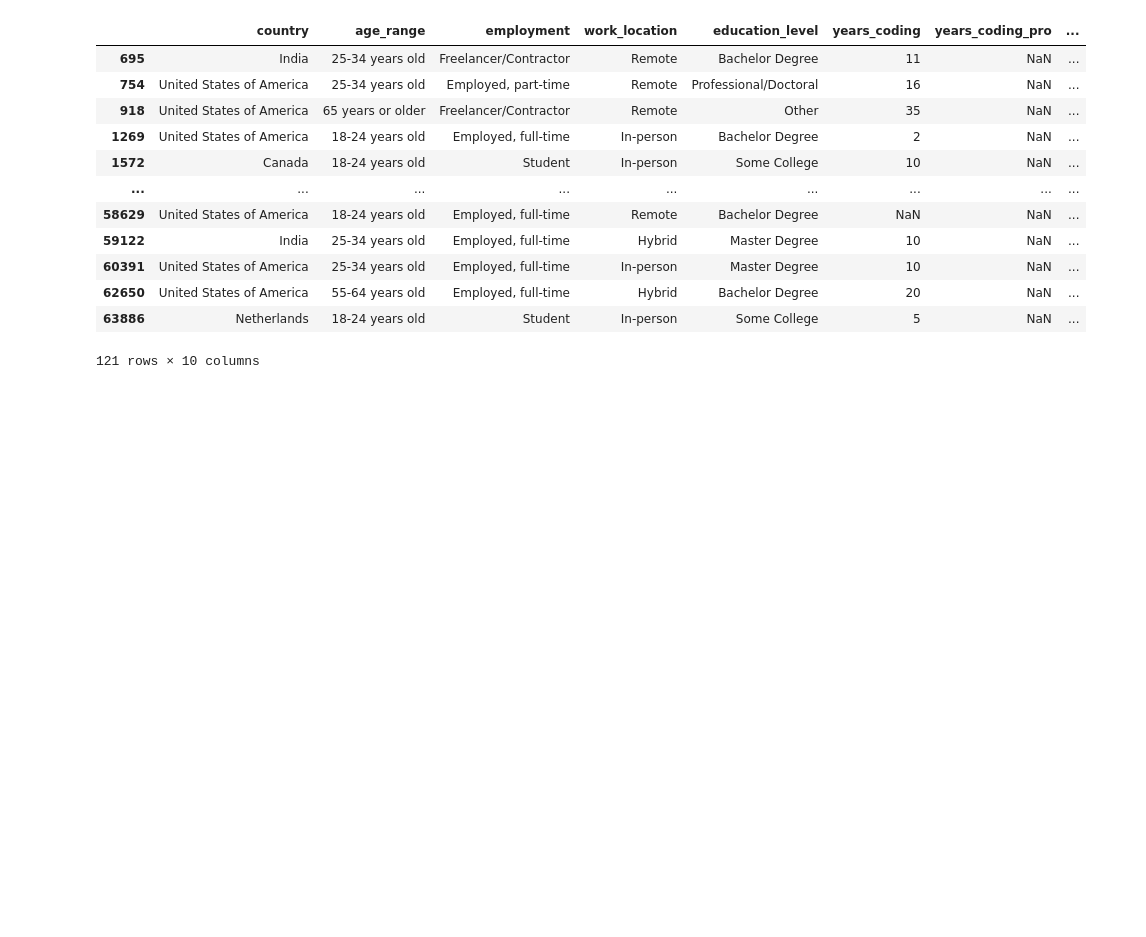
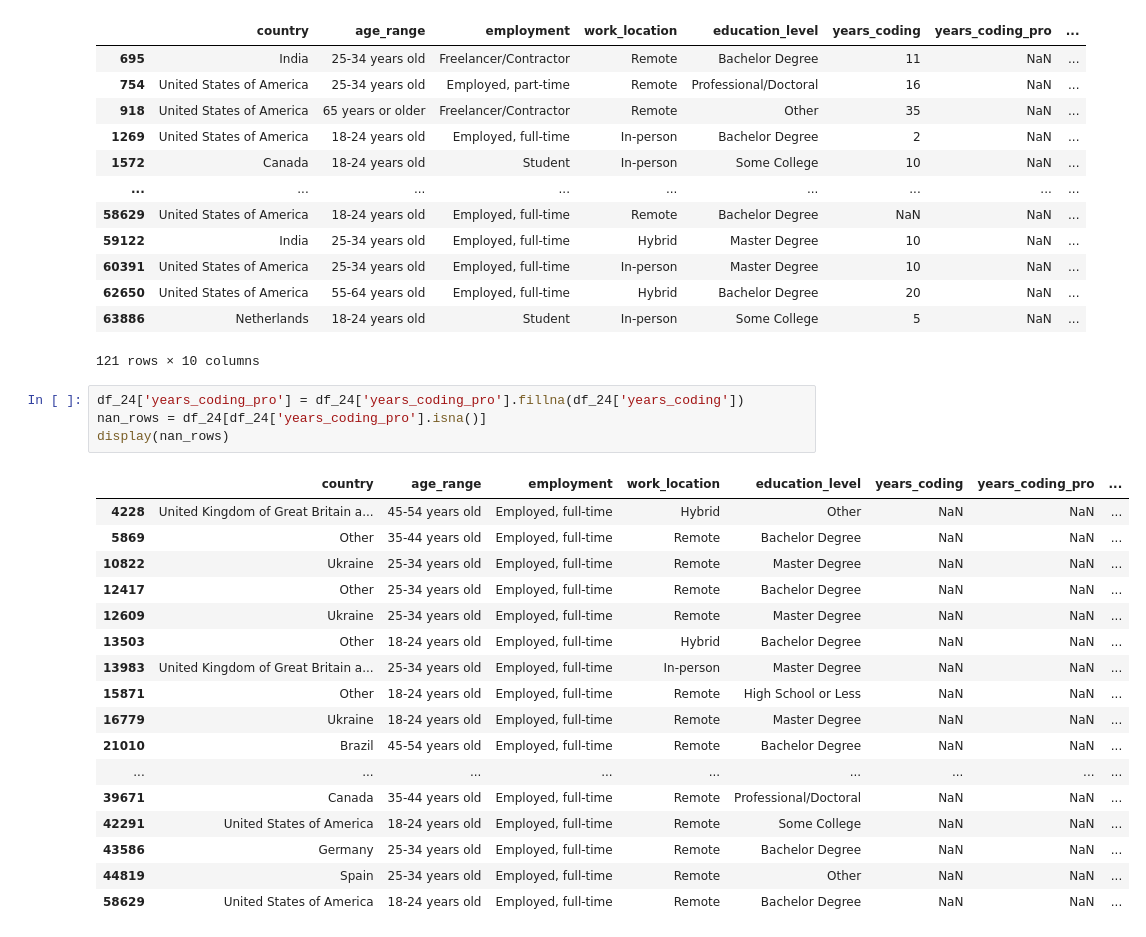
Before and after one commit to philippe2023/salary-predictor-ml, a Jupyter notebook: notebooks/workbook_1.ipynb, the cells around one changed output. Cells and saved outputs as stored; diff of their text form; blank space fills up the shorter version.

```diff
--- a/notebooks/workbook_1.ipynb
+++ b/notebooks/workbook_1.ipynb
@@ -493,3 +490,25 @@ display(nan_rows)
 | 62650 | United States of America | 55-64 years old | Employed, full-time | Hybrid | Bachelor Degree | 20 | NaN | ... |
 | 63886 | Netherlands | 18-24 years old | Student | In-person | Some College | 5 | NaN | ... |
 121 rows × 10 columns
+# %%
+df_24['years_coding_pro'] = df_24['years_coding_pro'].fillna(df_24['years_coding'])
+nan_rows = df_24[df_24['years_coding_pro'].isna()]
+display(nan_rows)
+# %% [output]
+|  | country | age_range | employment | work_location | education_level | years_coding | years_coding_pro | ... |
+| 4228 | United Kingdom of Great Britain a... | 45-54 years old | Employed, full-time | Hybrid | Other | NaN | NaN | ... |
+| 5869 | Other | 35-44 years old | Employed, full-time | Remote | Bachelor Degree | NaN | NaN | ... |
+| 10822 | Ukraine | 25-34 years old | Employed, full-time | Remote | Master Degree | NaN | NaN | ... |
+| 12417 | Other | 25-34 years old | Employed, full-time | Remote | Bachelor Degree | NaN | NaN | ... |
+| 12609 | Ukraine | 25-34 years old | Employed, full-time | Remote | Master Degree | NaN | NaN | ... |
+| 13503 | Other | 18-24 years old | Employed, full-time | Hybrid | Bachelor Degree | NaN | NaN | ... |
+| 13983 | United Kingdom of Great Britain a... | 25-34 years old | Employed, full-time | In-person | Master Degree | NaN | NaN | ... |
+| 15871 | Other | 18-24 years old | Employed, full-time | Remote | High School or Less | NaN | NaN | ... |
+| 16779 | Ukraine | 18-24 years old | Employed, full-time | Remote | Master Degree | NaN | NaN | ... |
+| 21010 | Brazil | 45-54 years old | Employed, full-time | Remote | Bachelor Degree | NaN | NaN | ... |
+| ... | ... | ... | ... | ... | ... | ... | ... | ... |
+| 39671 | Canada | 35-44 years old | Employed, full-time | Remote | Professional/Doctoral | NaN | NaN | ... |
+| 42291 | United States of America | 18-24 years old | Employed, full-time | Remote | Some College | NaN | NaN | ... |
+| 43586 | Germany | 25-34 years old | Employed, full-time | Remote | Bachelor Degree | NaN | NaN | ... |
+| 44819 | Spain | 25-34 years old | Employed, full-time | Remote | Other | NaN | NaN | ... |
+| 58629 | United States of America | 18-24 years old | Employed, full-time | Remote | Bachelor Degree | NaN | NaN | ... |
```
Also changed, not shown: parts of 16 cells of this notebook, 1 other file.
